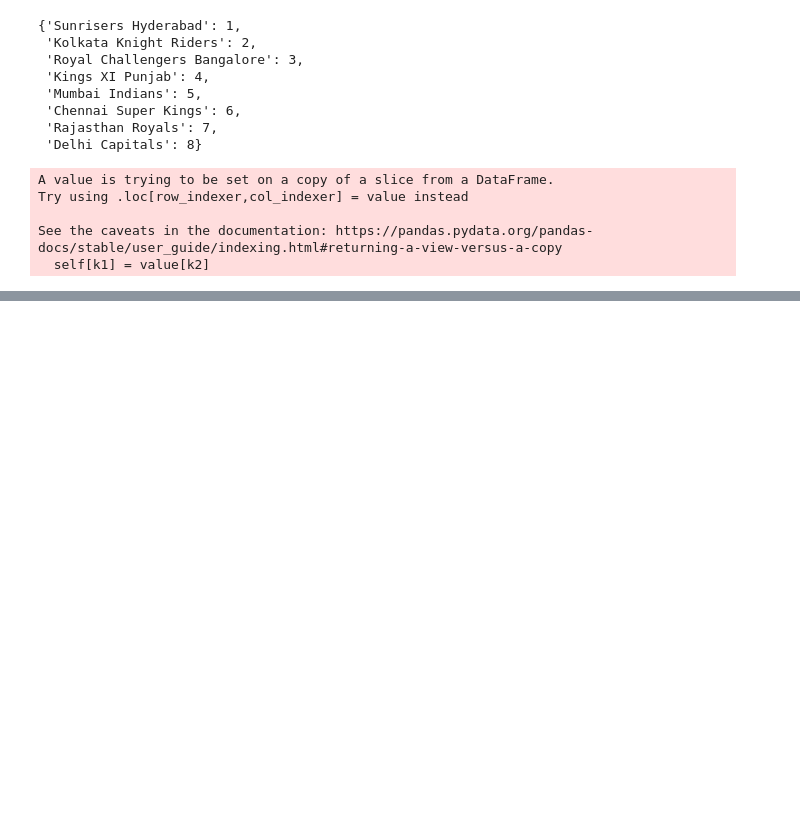
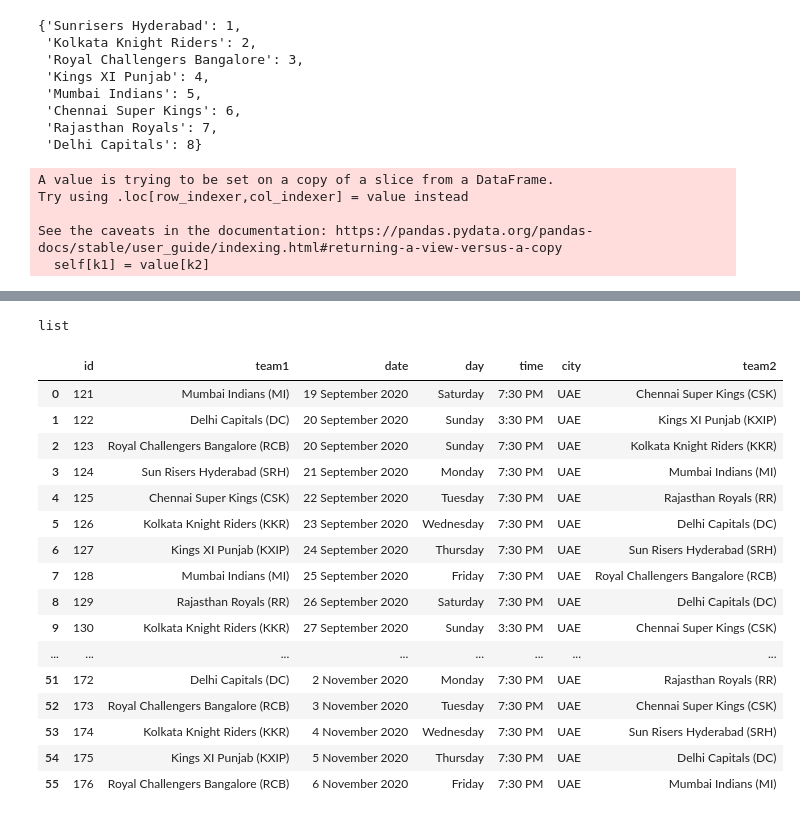
Before and after one commit to thinking-tomorrow/Data-Science-Projects, a Jupyter notebook: cricket-prediction/match_winner.ipynb, the cells around one changed output, grey strips where cells are left out. Drawn from its saved outputs; the diff is of its cells as text; code cells hidden in the pictures; blank space fills up the shorter version.

Commit message:
done predictions

```diff
--- a/cricket-prediction/match_winner.ipynb
+++ b/cricket-prediction/match_winner.ipynb
@@ -156,0 +615,30 @@ dt.score(X_test, y_test)
+# %%
+type(df)
+# %% [output]
+list
+# %%
+from sqlalchemy import create_engine
+engine = create_engine('mysql+pymysql://root:@localhost/cricket_prediction', echo=False)
+# %%
+import pandas as pd
+fixtures = pd.read_sql('ipl_schedule',engine)
+# %%
+fixtures
+# %% [output]
+|  | id | team1 | date | day | time | city | team2 |
+| 0 | 121 | Mumbai Indians (MI) | 19 September 2020 | Saturday | 7:30 PM | UAE | Chennai Super Kings (CSK) |
+| 1 | 122 | Delhi Capitals (DC) | 20 September 2020 | Sunday | 3:30 PM | UAE | Kings XI Punjab (KXIP) |
+| 2 | 123 | Royal Challengers Bangalore (RCB) | 20 September 2020 | Sunday | 7:30 PM | UAE | Kolkata Knight Riders (KKR) |
+| 3 | 124 | Sun Risers Hyderabad (SRH) | 21 September 2020 | Monday | 7:30 PM | UAE | Mumbai Indians (MI) |
+| 4 | 125 | Chennai Super Kings (CSK) | 22 September 2020 | Tuesday | 7:30 PM | UAE | Rajasthan Royals (RR) |
+| 5 | 126 | Kolkata Knight Riders (KKR) | 23 September 2020 | Wednesday | 7:30 PM | UAE | Delhi Capitals (DC) |
+| 6 | 127 | Kings XI Punjab (KXIP) | 24 September 2020 | Thursday | 7:30 PM | UAE | Sun Risers Hyderabad (SRH) |
+| 7 | 128 | Mumbai Indians (MI) | 25 September 2020 | Friday | 7:30 PM | UAE | Royal Challengers Bangalore (RCB) |
+| 8 | 129 | Rajasthan Royals (RR) | 26 September 2020 | Saturday | 7:30 PM | UAE | Delhi Capitals (DC) |
+| 9 | 130 | Kolkata Knight Riders (KKR) | 27 September 2020 | Sunday | 3:30 PM | UAE | Chennai Super Kings (CSK) |
+| ... | ... | ... | ... | ... | ... | ... | ... |
+| 51 | 172 | Delhi Capitals (DC) | 2 November 2020 | Monday | 7:30 PM | UAE | Rajasthan Royals (RR) |
+| 52 | 173 | Royal Challengers Bangalore (RCB) | 3 November 2020 | Tuesday | 7:30 PM | UAE | Chennai Super Kings (CSK) |
+| 53 | 174 | Kolkata Knight Riders (KKR) | 4 November 2020 | Wednesday | 7:30 PM | UAE | Sun Risers Hyderabad (SRH) |
+| 54 | 175 | Kings XI Punjab (KXIP) | 5 November 2020 | Thursday | 7:30 PM | UAE | Delhi Capitals (DC) |
+| 55 | 176 | Royal Challengers Bangalore (RCB) | 6 November 2020 | Friday | 7:30 PM | UAE | Mumbai Indians (MI) |
```
Also changed, not shown: parts of 86 cells of this notebook, 3 other files.
